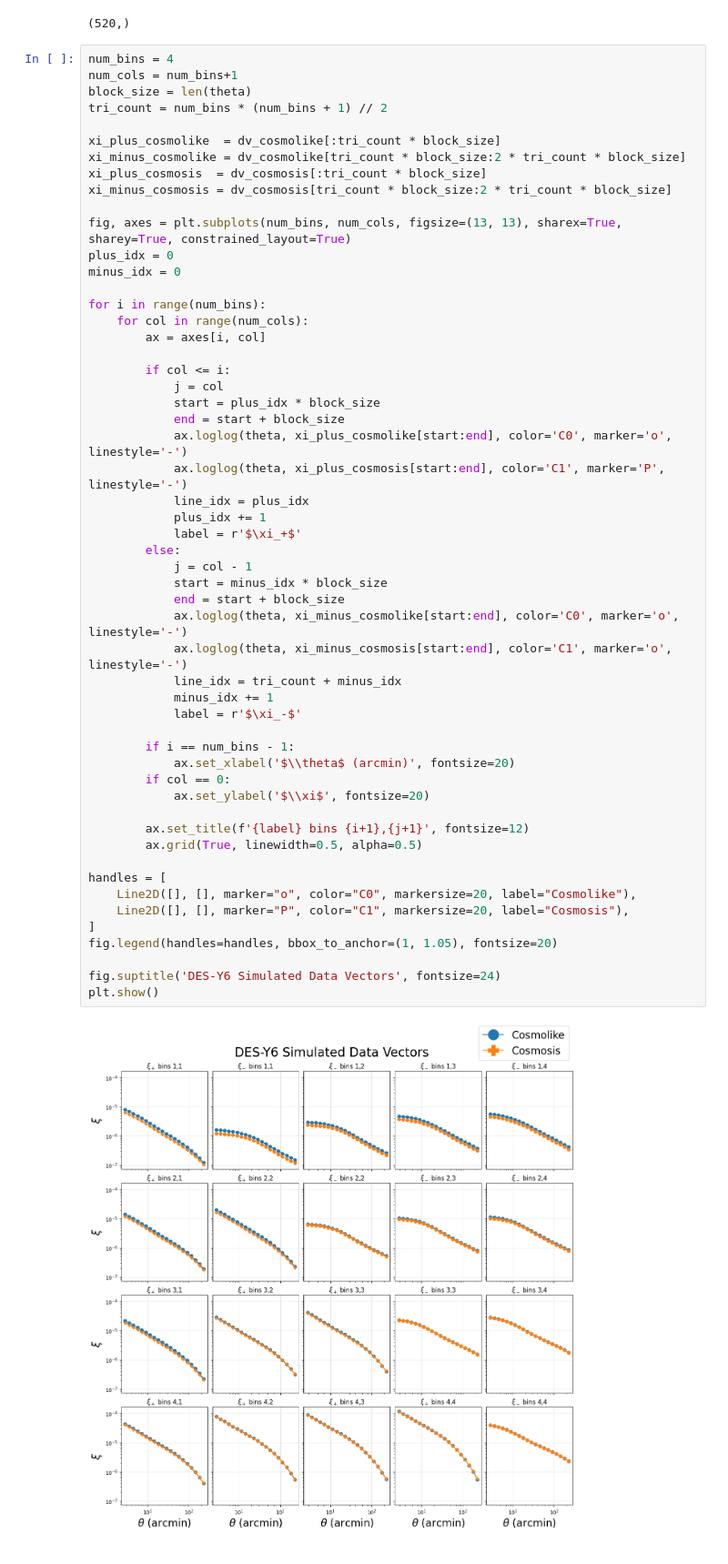
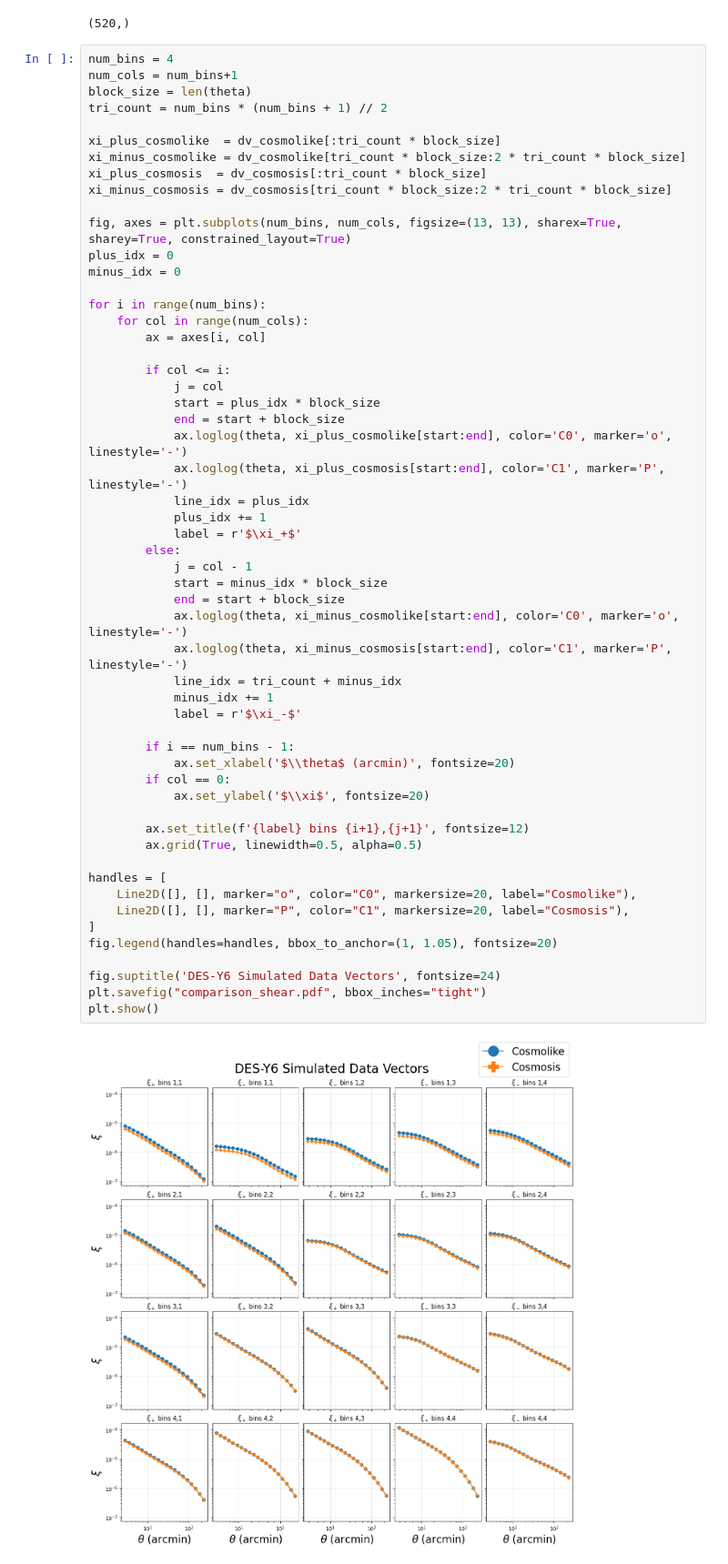
Before and after one commit to joaoreboucas1/y6_code_comparison, a Jupyter notebook: comparing/plot.ipynb, the cells around one changed output. Shown at 91% size. Saved outputs shown, nothing was run; the diff lists cells and outputs as text.

```diff
--- a/comparing/plot.ipynb
+++ b/comparing/plot.ipynb
@@ -52,32 +52,33 @@ for i in range(num_bins):
             ax.loglog(theta, xi_plus_cosmosis[start:end], color='C1', marker='P', linestyle='-')
             line_idx = plus_idx
             plus_idx += 1
             label = r'$\xi_+$'
         else:
             j = col - 1
             start = minus_idx * block_size
             end = start + block_size
             ax.loglog(theta, xi_minus_cosmolike[start:end], color='C0', marker='o', linestyle='-')
-            ax.loglog(theta, xi_minus_cosmosis[start:end], color='C1', marker='o', linestyle='-')
+            ax.loglog(theta, xi_minus_cosmosis[start:end], color='C1', marker='P', linestyle='-')
             line_idx = tri_count + minus_idx
             minus_idx += 1
             label = r'$\xi_-$'
 
         if i == num_bins - 1:
             ax.set_xlabel('$\\theta$ (arcmin)', fontsize=20)
         if col == 0:
             ax.set_ylabel('$\\xi$', fontsize=20)
 
         ax.set_title(f'{label} bins {i+1},{j+1}', fontsize=12)
         ax.grid(True, linewidth=0.5, alpha=0.5)
 
 handles = [
     Line2D([], [], marker="o", color="C0", markersize=20, label="Cosmolike"),
     Line2D([], [], marker="P", color="C1", markersize=20, label="Cosmosis"),
 ]
 fig.legend(handles=handles, bbox_to_anchor=(1, 1.05), fontsize=20)
 
 fig.suptitle('DES-Y6 Simulated Data Vectors', fontsize=24)
+plt.savefig("comparison_shear.pdf", bbox_inches="tight")
 plt.show()
 # %% [output]
-[figure, old version]
+[figure, new version]
```
Also changed, not shown: 2 other files.
